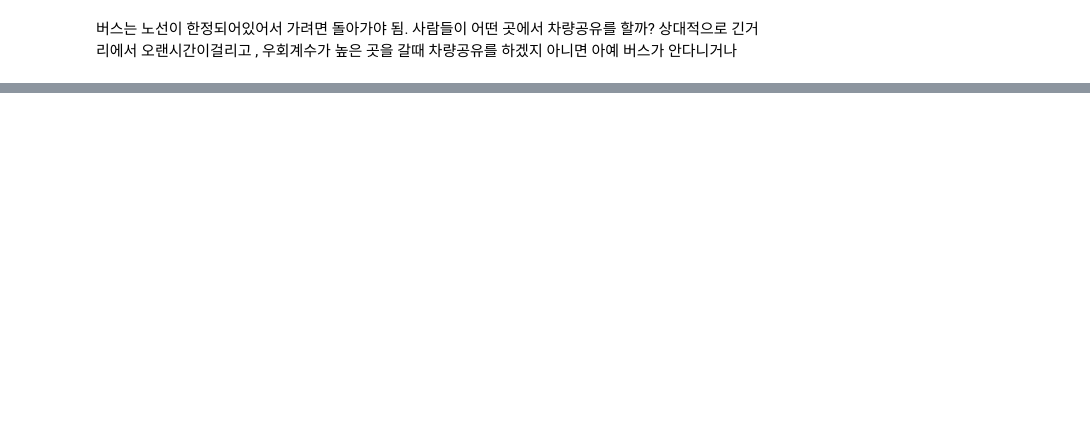
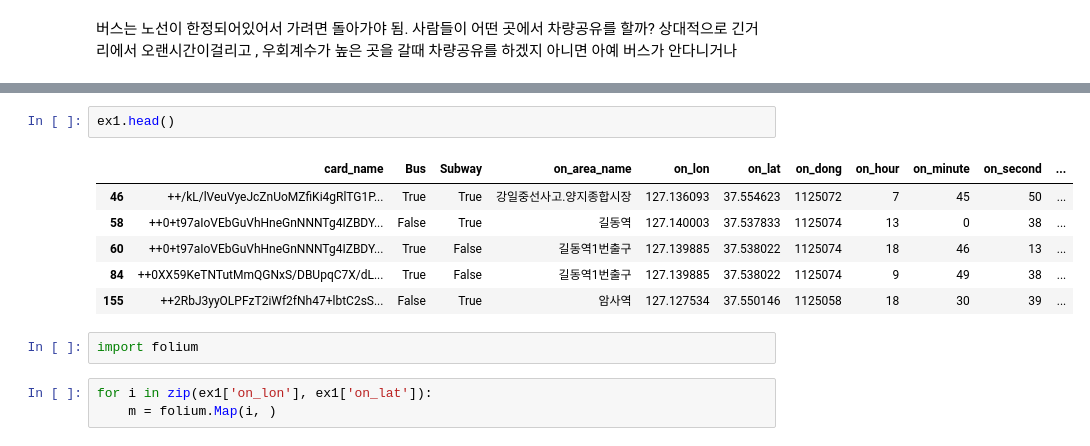
Before and after one commit to sener7106/TIL, a Jupyter notebook: Code/Project2/1.ipynb, the cells around one changed output, grey strips where cells are left out. Cells and saved outputs as stored; diff of their text form; blank space fills up the shorter version.

```diff
--- a/Code/Project2/1.ipynb
+++ b/Code/Project2/1.ipynb
@@ -357,0 +414,14 @@ df_mintime2.describe()
+# %%
+ex1.head()
+# %% [output]
+|  | card_name | Bus | Subway | on_area_name | on_lon | on_lat | on_dong | on_hour | on_minute | on_second | ... |
+| 46 | ++/kL/lVeuVyeJcZnUoMZfiKi4gRlTG1P... | True | True | 강일중선사고.양지종합시장 | 127.136093 | 37.554623 | 1125072 | 7 | 45 | 50 | ... |
+| 58 | ++0+t97aIoVEbGuVhHneGnNNNTg4IZBDY... | False | True | 길동역 | 127.140003 | 37.537833 | 1125074 | 13 | 0 | 38 | ... |
+| 60 | ++0+t97aIoVEbGuVhHneGnNNNTg4IZBDY... | True | False | 길동역1번출구 | 127.139885 | 37.538022 | 1125074 | 18 | 46 | 13 | ... |
+| 84 | ++0XX59KeTNTutMmQGNxS/DBUpqC7X/dL... | True | False | 길동역1번출구 | 127.139885 | 37.538022 | 1125074 | 9 | 49 | 38 | ... |
+| 155 | ++2RbJ3yyOLPFzT2iWf2fNh47+lbtC2sS... | False | True | 암사역 | 127.127534 | 37.550146 | 1125058 | 18 | 30 | 39 | ... |
+# %%
+import folium
+# %%
+for i in zip(ex1['on_lon'], ex1['on_lat']):
+    m = folium.Map(i, )
```
Also changed, not shown: parts of 21 cells of this notebook, 4 other files.
